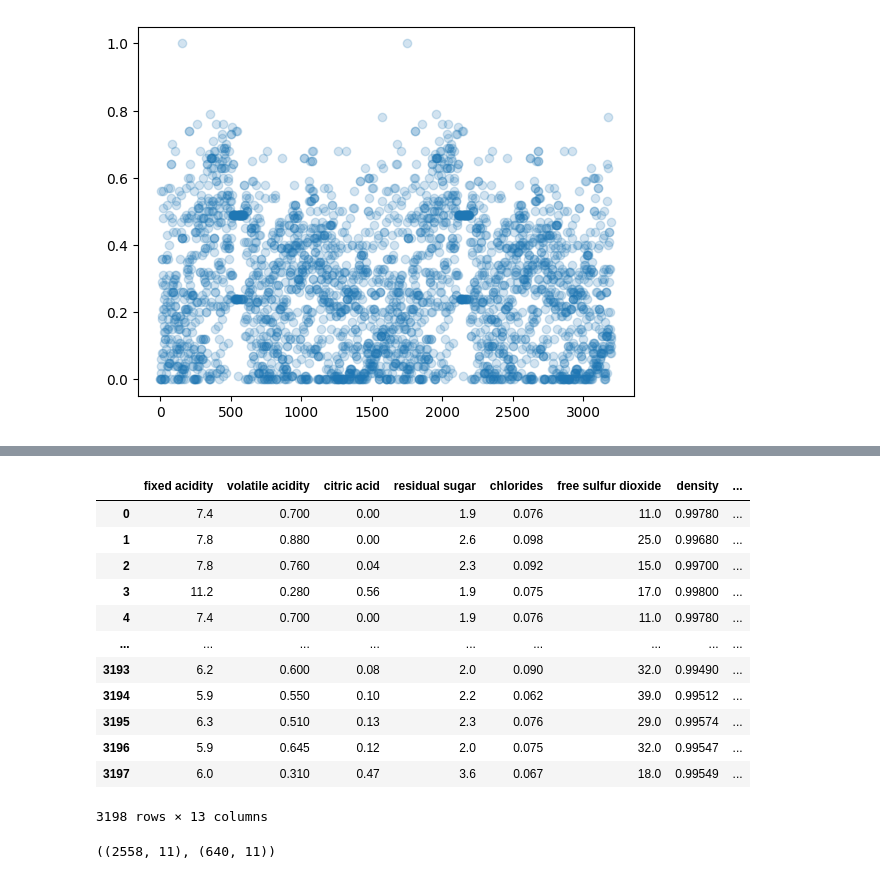
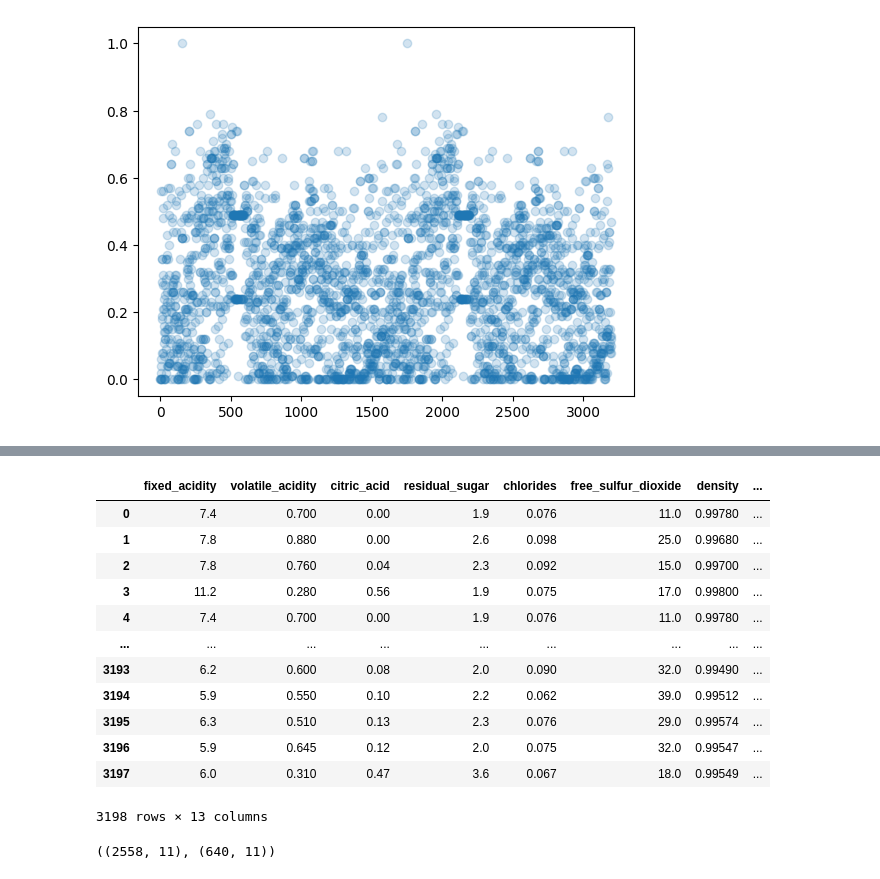
Before and after one commit to MatteoCostamagna/machine-lerning, a Jupyter notebook: cartella_progetto/cartella_training/lavorogiusto.ipynb, the cells around one changed output, grey strips where cells are left out. Saved outputs shown, nothing was run; the diff lists cells and outputs as text; code cells hidden in the pictures.

```diff
--- a/cartella_progetto/cartella_training/lavorogiusto.ipynb
+++ b/cartella_progetto/cartella_training/lavorogiusto.ipynb
@@ -148,10 +149,10 @@ volatile acidity       -0.390558
 Name: quality, dtype: float64
 # %%
 # Creazione di una nuova colonna ('best quality') che iterando sulla colonna quality assegna il valore 1 (se la qualità del vino è > 5) o il valore 0 (se inferiore di 5)
-df_vini['best quality'] = [1 if x > 5.8 else 0 for x in df_vini.quality]
+df_vini['best_quality'] = [1 if x > 5.8 else 0 for x in df_vini.quality]
 display(df_vini)
 # %% [output]
-|  | fixed acidity | volatile acidity | citric acid | residual sugar | chlorides | free sulfur dioxide | density | ... |
+|  | fixed_acidity | volatile_acidity | citric_acid | residual_sugar | chlorides | free_sulfur_dioxide | density | ... |
 | 0 | 7.4 | 0.700 | 0.00 | 1.9 | 0.076 | 11.0 | 0.99780 | ... |
 | 1 | 7.8 | 0.880 | 0.00 | 2.6 | 0.098 | 25.0 | 0.99680 | ... |
 | 2 | 7.8 | 0.760 | 0.04 | 2.3 | 0.092 | 15.0 | 0.99700 | ... |
```
Also changed, not shown: parts of 8 cells of this notebook, 2 other files.
